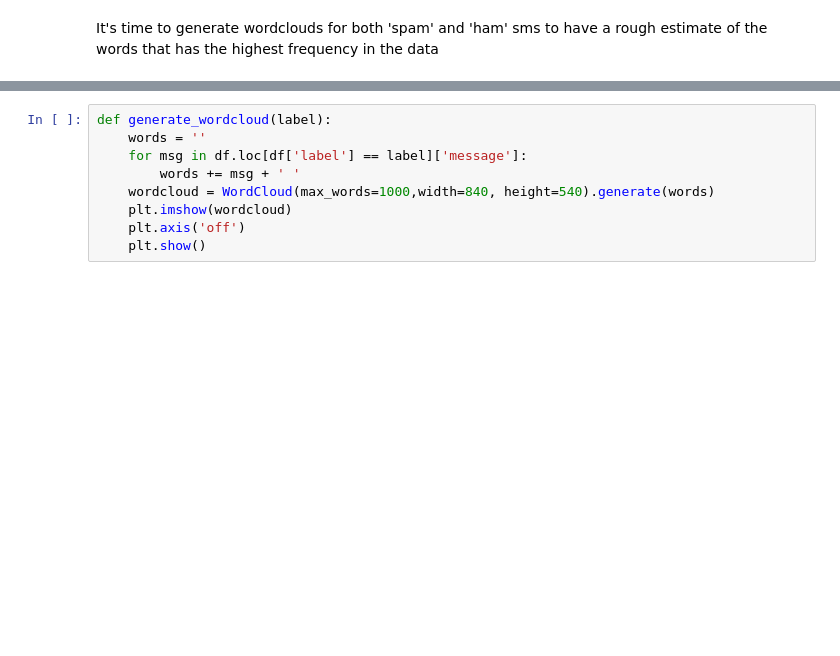
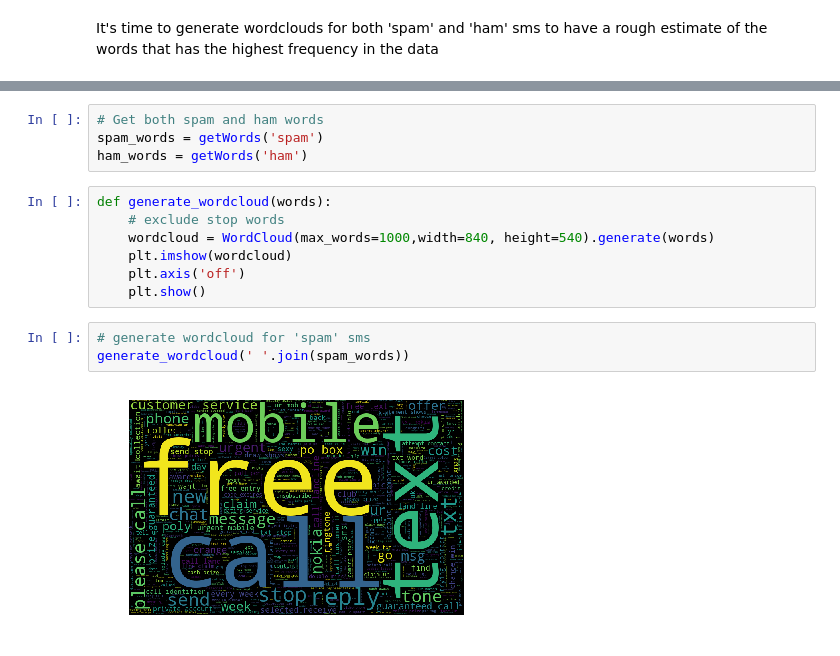
Before and after one commit to PanPapag/SMS-Spam-Detection-System, a Jupyter notebook: sms_spam_detection.ipynb, the cells around one changed output, grey strips where cells are left out. Cells and saved outputs as stored; diff of their text form; blank space fills up the shorter version.

```diff
--- a/sms_spam_detection.ipynb
+++ b/sms_spam_detection.ipynb
@@ -139,11 +168,18 @@ It's time to generate wordclouds for both 'spam' and 'ham' sms to have a rough e
+# %%
+# Get both spam and ham words
+spam_words = getWords('spam')
+ham_words = getWords('ham')
 # %%
-def generate_wordcloud(label):
-    words = ''
-    for msg in df.loc[df['label'] == label]['message']:
-        words += msg + ' '
+def generate_wordcloud(words):
+    # exclude stop words
     wordcloud = WordCloud(max_words=1000,width=840, height=540).generate(words)
     plt.imshow(wordcloud)
     plt.axis('off')
     plt.show()
+# %%
+# generate wordcloud for 'spam' sms
+generate_wordcloud(' '.join(spam_words))
+# %% [output]
+[figure, added]
 # %%
 # generate wordcloud for 'ham' sms
```
Also changed, not shown: parts of 16 cells of this notebook.
